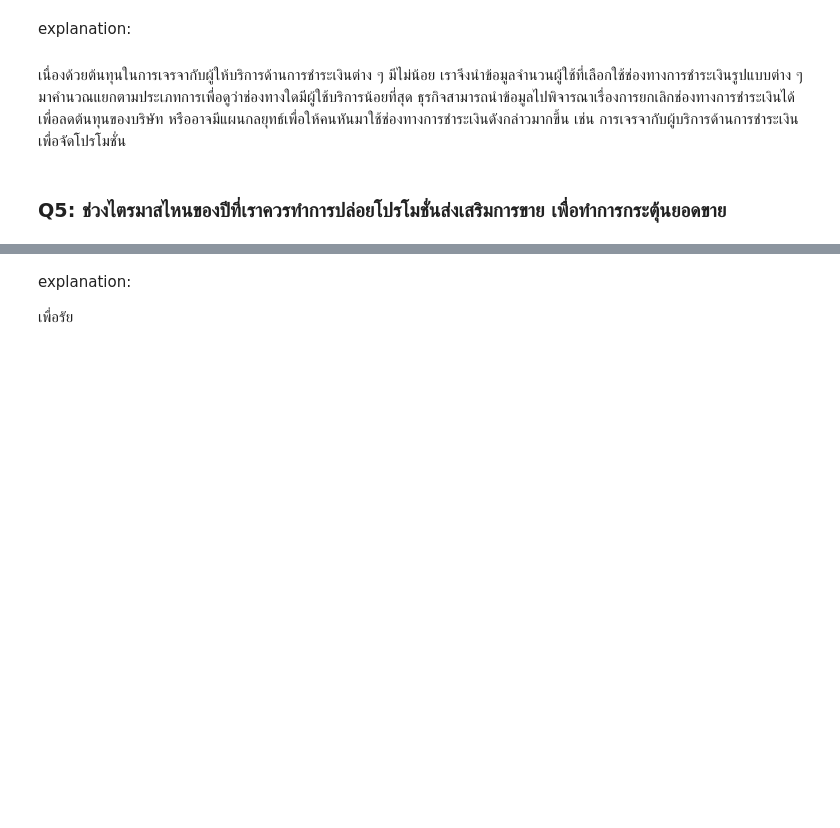
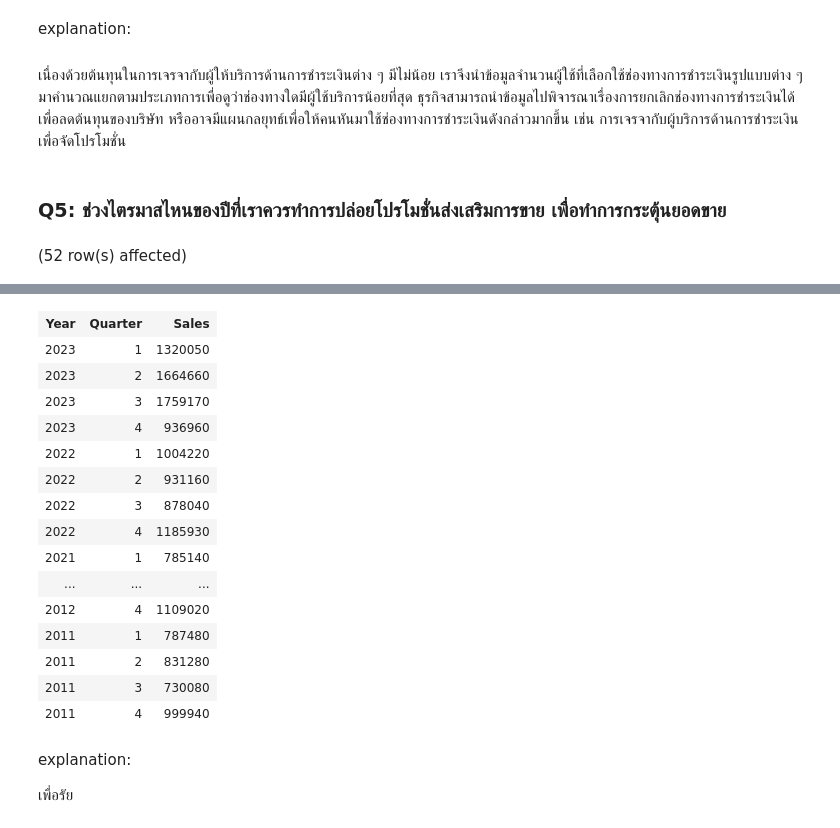
Before and after one commit to punnnnnnnnn/DB-IKEA, a Jupyter notebook: report-db-ikea-hk.ipynb, the cells around one changed output, grey strips where cells are left out. Cells and saved outputs as stored; diff of their text form; code cells hidden in the pictures; blank space fills up the shorter version.

```diff
--- a/report-db-ikea-hk.ipynb
+++ b/report-db-ikea-hk.ipynb
@@ -332,13 +332,30 @@ explanation:
 # %% [markdown]
 ### **Q5:** ช่วงไตรมาสไหนของปีที่เราควรทำการปล่อยโปรโมชั่นส่งเสริมการขาย เพื่อทำการกระตุ้นยอดขาย
 # %%
+WITH parentCat AS (
+    SELECT p.product_id,
+        p.product_name_eng,
+        c.category_name,
+        c.category_id
+    FROM public."Product" p
+    LEFT JOIN public."ProductCategory" pc ON pc.product_id = p.product_id
+    LEFT JOIN public."SubCategory_4_3" sc43 ON sc43."SubCat_4_id" = pc."subcategory_id"
+    LEFT JOIN public."SubCategory_3_2" sc32 ON (sc32."SubCat_3_id" = pc."subcategory_id" OR sc32."SubCat_3_id" = sc43."SubCat_3_id")
+    LEFT JOIN public."SubCategory_2_1" sc21 ON (sc21."SubCat_2_id" = pc."subcategory_id" OR sc21."SubCat_2_id" = sc32."SubCat_2_id")
+    LEFT JOIN public."CatSubCat" csc ON (csc."SubCategory_1_subcategory_id" = pc."subcategory_id" OR csc."SubCategory_1_subcategory_id" = sc21."SubCat_1_id")
+    LEFT JOIN public."Category" c ON c."category_id" = csc."Category_category_id"
+)
+
 SELECT EXTRACT(YEAR FROM o."order_date") "Year",
-    EXTRACT(QUATER FROM o."order_date") "Quater",
-    SUM(po."qty" * ph."price") "Sales"
+    EXTRACT(QUARTER FROM o."order_date") "Quarter",
+    SUM(po."qty" * ph."normal_price") "Sales"
 FROM public."ProductOrder" po
 LEFT JOIN public."Product" p ON po."product_id" = p."product_id"
 LEFT JOIN public."PriceHistory" ph ON ph."product_id" = p."product_id"
 LEFT JOIN public."Order" o ON o."order_id" = po."order_id"
-LEFT JOIN public."parentCat" pc ON pc."product_id" = po."product_id"
-WHERE o."order_date" BETWEEN ph."start_date" AND COLEASE(ph."end_date", '9999-12-31'::DATE)
-GROUP BY "Year", "Quater"
+LEFT JOIN parentCat pc ON pc."product_id" = po."product_id"
+WHERE o."order_date" BETWEEN ph."start_date" AND COALESCE(ph."end_date", '9999-12-31'::DATE)
+GROUP BY "Year", "Quarter"
+ORDER BY "Year" DESC, "Quarter"
+# %% [output]
+(52 row(s) affected)
@@ -345,3 +363,19 @@ GROUP BY "Year", "Quater"
+| Year | Quarter | Sales |
+| 2023 | 1 | 1320050 |
+| 2023 | 2 | 1664660 |
+| 2023 | 3 | 1759170 |
+| 2023 | 4 | 936960 |
+| 2022 | 1 | 1004220 |
+| 2022 | 2 | 931160 |
+| 2022 | 3 | 878040 |
+| 2022 | 4 | 1185930 |
+| 2021 | 1 | 785140 |
+| ... | ... | ... |
+| 2012 | 4 | 1109020 |
+| 2011 | 1 | 787480 |
+| 2011 | 2 | 831280 |
+| 2011 | 3 | 730080 |
+| 2011 | 4 | 999940 |
 # %% [markdown]
 explanation:
 
```
Also changed, not shown: parts of 4 cells of this notebook.
